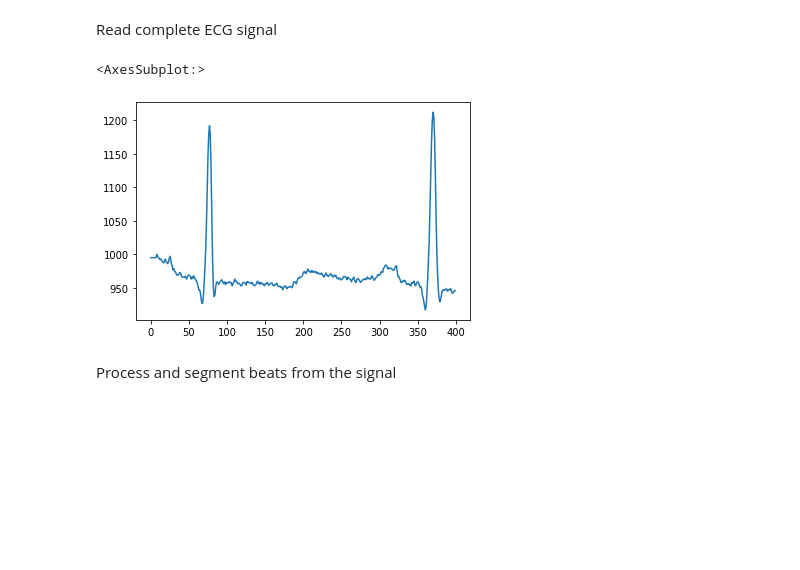
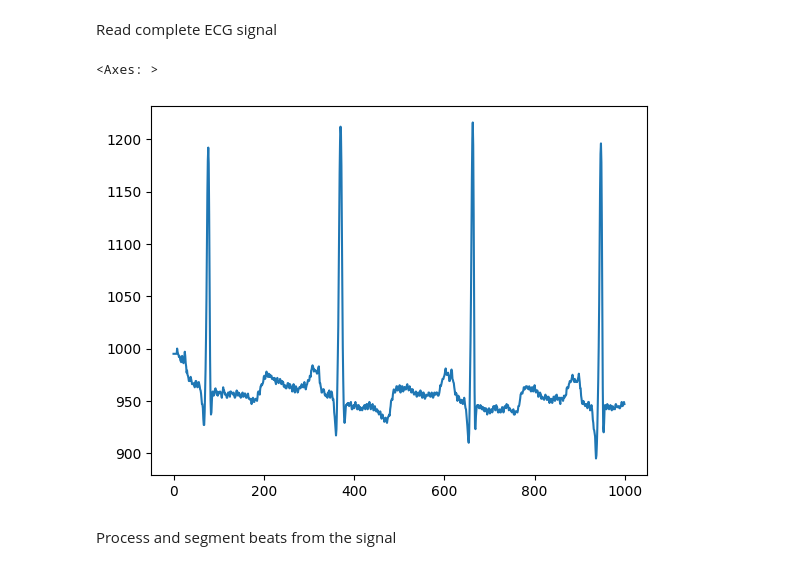
Before and after one commit to ifran-rahman/Federated-ECG, a Jupyter notebook: ECG_Processing_API/test.ipynb, the cells around one changed output. Saved outputs shown, nothing was run; the diff lists cells and outputs as text; code cells hidden in the pictures; blank space fills up the shorter version.

```diff
--- a/ECG_Processing_API/test.ipynb
+++ b/ECG_Processing_API/test.ipynb
@@ -45,13 +67,13 @@ import pandas as pd
 Read complete ECG signal
 # %%
 df = pd.read_csv('archive/100.csv')
-signal = df['\'MLII\''][0:400]
+signal = df['\'MLII\''][0:1000]
 
 # plot a portion
 signal.plot.line()
 # %% [output]
-<AxesSubplot:>
+<Axes: >
-[figure, old version]
+[figure, new version]
 # %% [markdown]
 Process and segment beats from the signal
 # %%
```
Also changed, not shown: parts of 7 cells of this notebook.
